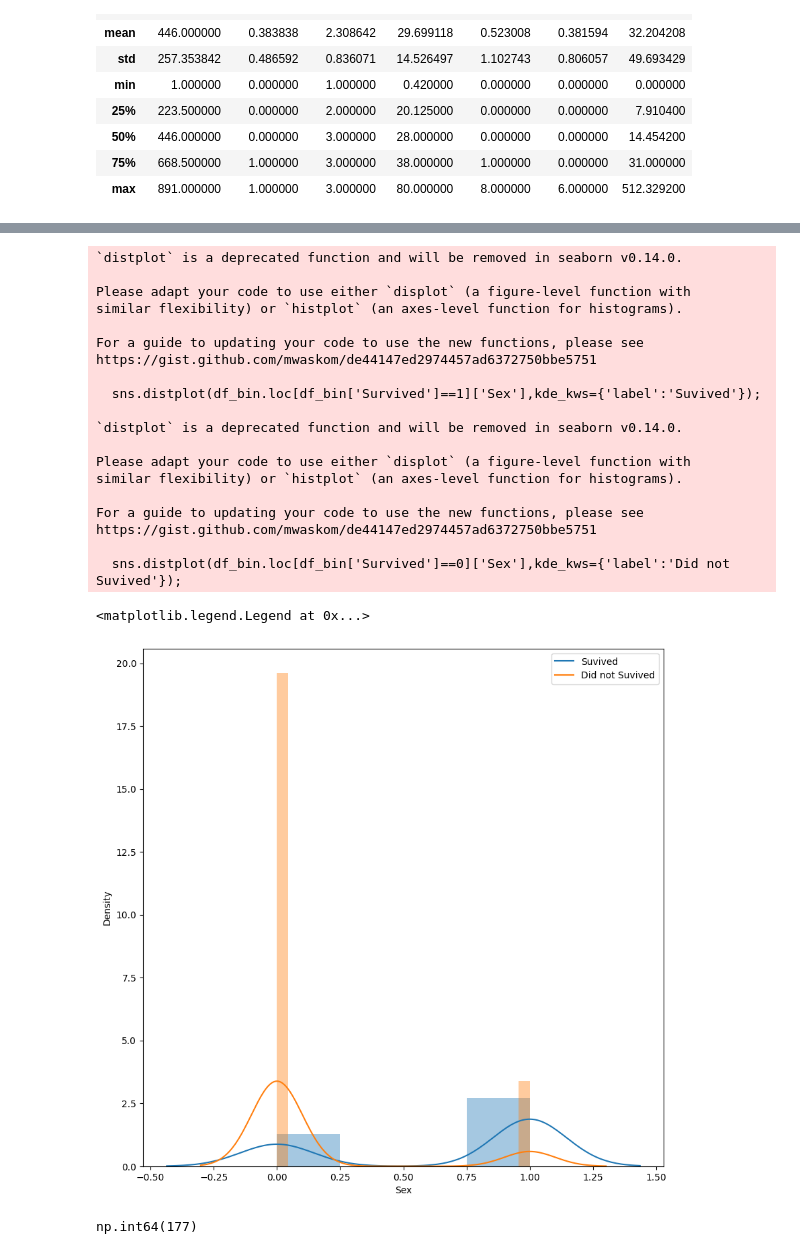
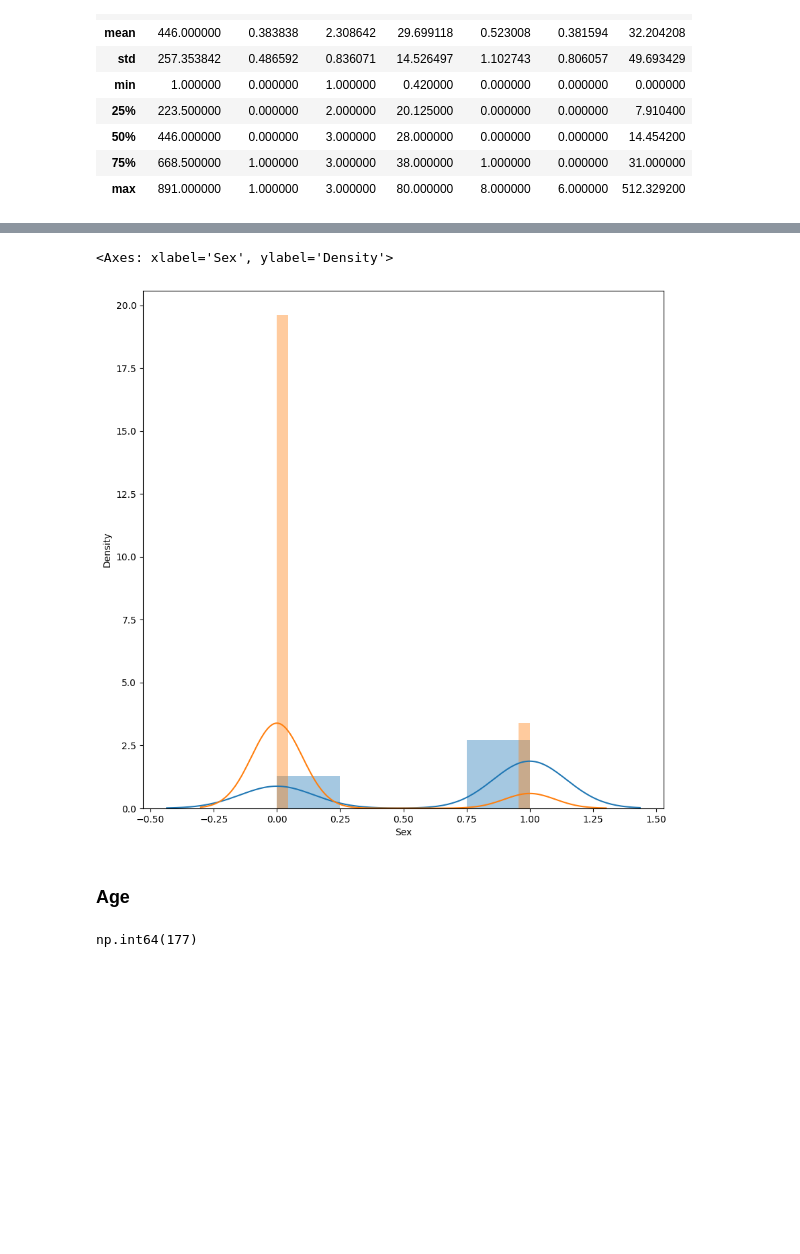
Before and after one commit to KaustubhKasture/Essential-Datasets, a Jupyter notebook: Titanic.ipynb, the cells around one changed output, grey strips where cells are left out. Drawn from its saved outputs; the diff is of its cells as text; code cells hidden in the pictures; blank space fills up the shorter version.

```diff
--- a/Titanic.ipynb
+++ b/Titanic.ipynb
@@ -175,31 +167,13 @@ df_con["Sex"] = df['Sex']
 # %%
 #How does Sex variable compare with Survival
 #We can see this because they are both bianary
 fig = plt.figure(figsize=(10, 10))
-sns.distplot(df_bin.loc[df_bin['Survived']==1]['Sex'],kde_kws={'label':'Suvived'});
-sns.distplot(df_bin.loc[df_bin['Survived']==0]['Sex'],kde_kws={'label':'Did not Suvived'});
-plt.legend()
+sns.distplot(df_bin.loc[df_bin['Survived']==1]['Sex'],kde_kws={'label':'Survived'});
+sns.distplot(df_bin.loc[df_bin['Survived']==0]['Sex'],kde_kws={'label':'Did not Suvive'})
 # %% [output]
-`distplot` is a deprecated function and will be removed in seaborn v0.14.0.
-
-Please adapt your code to use either `displot` (a figure-level function with
-similar flexibility) or `histplot` (an axes-level function for histograms).
-
-For a guide to updating your code to use the new functions, please see
-https://gist.github.com/mwaskom/de44147ed2974457ad6372750bbe5751
-
-  sns.distplot(df_bin.loc[df_bin['Survived']==1]['Sex'],kde_kws={'label':'Suvived'});
-
-`distplot` is a deprecated function and will be removed in seaborn v0.14.0.
-
-Please adapt your code to use either `displot` (a figure-level function with
-similar flexibility) or `histplot` (an axes-level function for histograms).
-
-For a guide to updating your code to use the new functions, please see
-https://gist.github.com/mwaskom/de44147ed2974457ad6372750bbe5751
-
-  sns.distplot(df_bin.loc[df_bin['Survived']==0]['Sex'],kde_kws={'label':'Did not Suvived'});
+<Axes: xlabel='Sex', ylabel='Density'>
-<matplotlib.legend.Legend at 0x...>
-[figure, old version]
+[figure, new version]
+# %% [markdown]
+### Age
 # %%
 #Exploring Age
```
Also changed, not shown: parts of 25 cells of this notebook.
